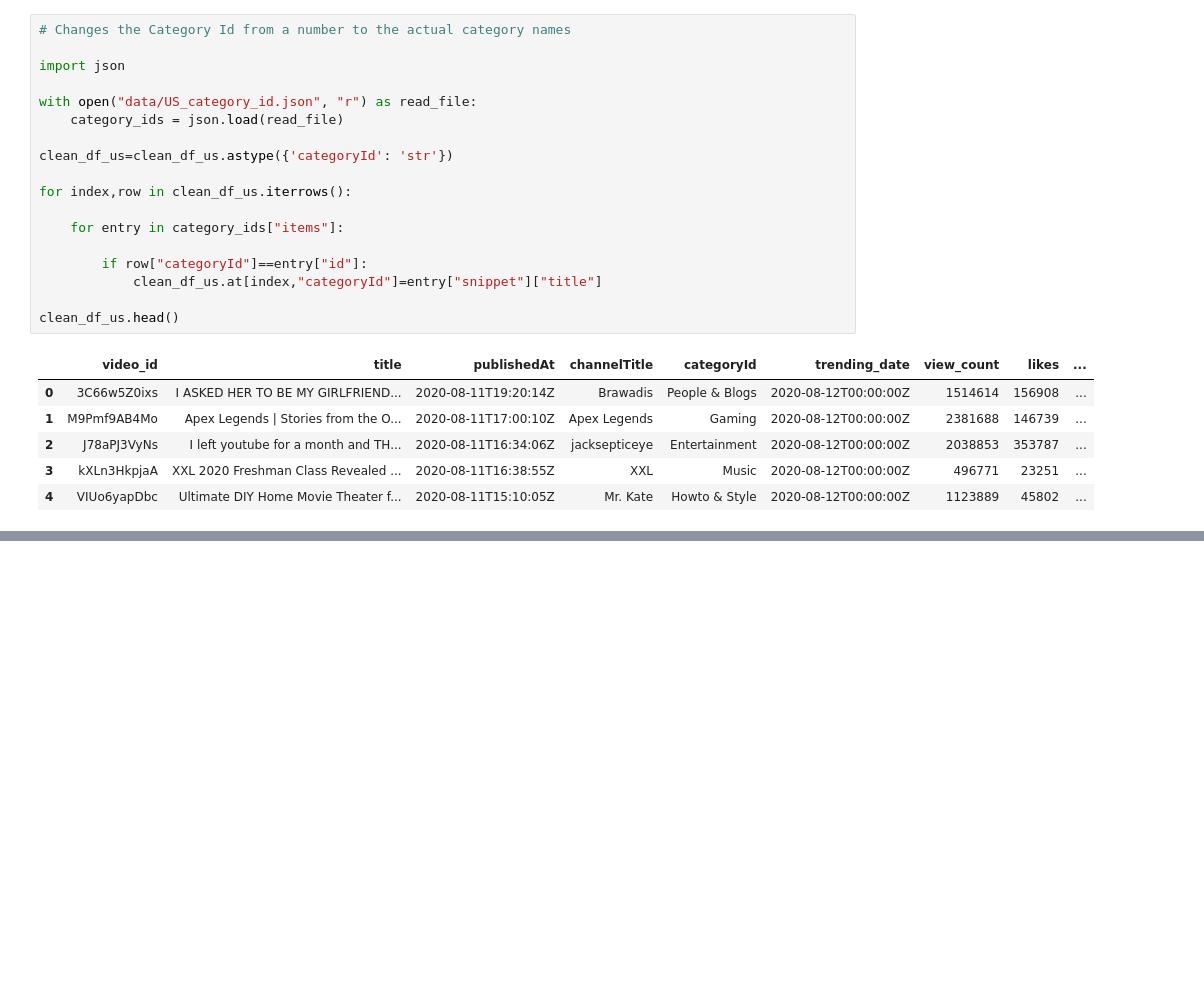
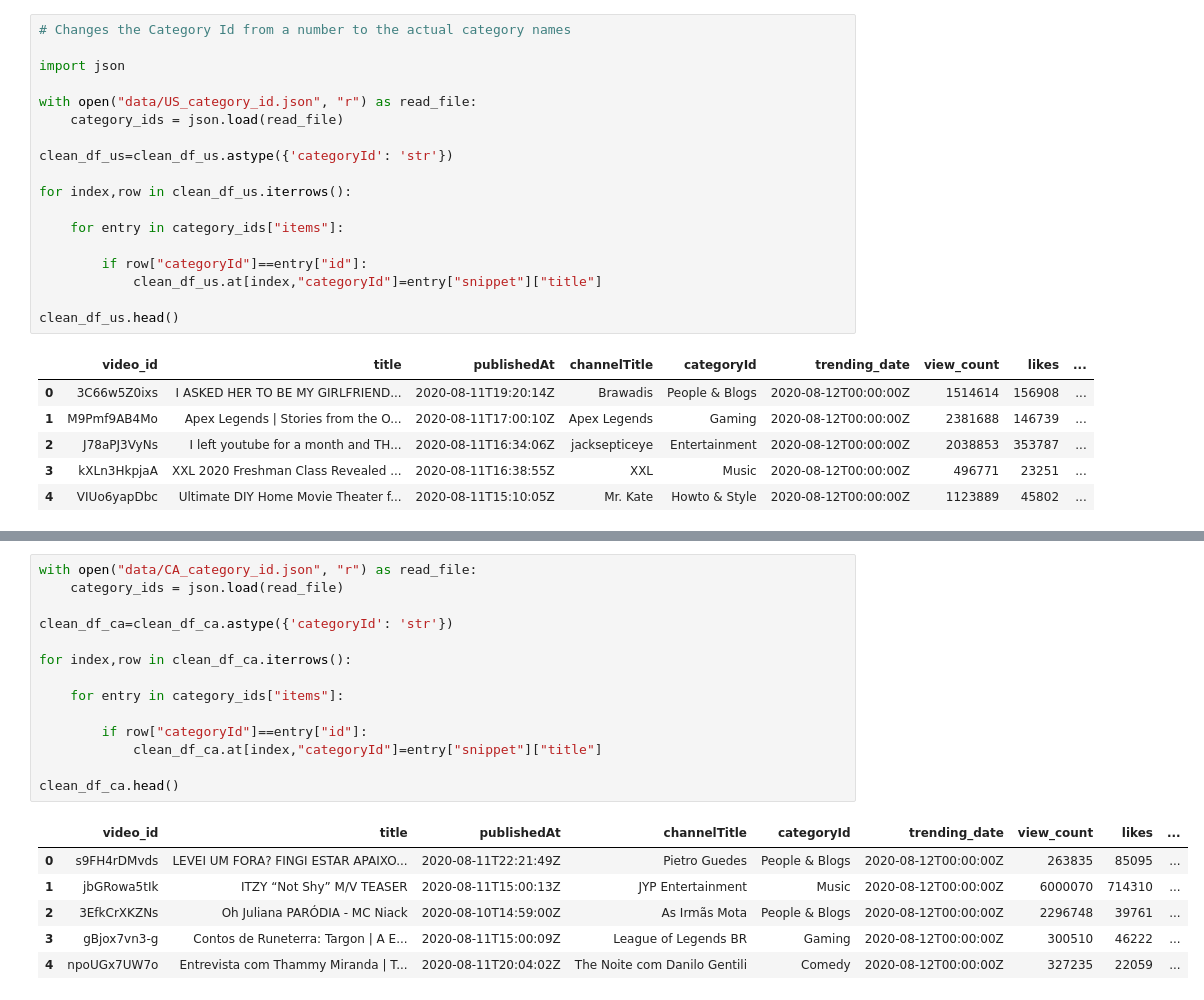
Before and after one commit to jinahporter/project2, a Jupyter notebook: cleaning_data.ipynb, the cells around one changed output, grey strips where cells are left out. Drawn from its saved outputs; the diff is of its cells as text; blank space fills up the shorter version.

```diff
--- a/cleaning_data.ipynb
+++ b/cleaning_data.ipynb
@@ -96,0 +143,21 @@ clean_df_us.head()
+# %%
+with open("data/CA_category_id.json", "r") as read_file:
+    category_ids = json.load(read_file)
+
+clean_df_ca=clean_df_ca.astype({'categoryId': 'str'})
+
+for index,row in clean_df_ca.iterrows():
+
+    for entry in category_ids["items"]:
+
+        if row["categoryId"]==entry["id"]:
+            clean_df_ca.at[index,"categoryId"]=entry["snippet"]["title"]
+
+clean_df_ca.head()
+# %% [output]
+|  | video_id | title | publishedAt | channelTitle | categoryId | trending_date | view_count | likes | ... |
+| 0 | s9FH4rDMvds | LEVEI UM FORA? FINGI ESTAR APAIXO... | 2020-08-11T22:21:49Z | Pietro Guedes | People & Blogs | 2020-08-12T00:00:00Z | 263835 | 85095 | ... |
+| 1 | jbGRowa5tIk | ITZY “Not Shy” M/V TEASER | 2020-08-11T15:00:13Z | JYP Entertainment | Music | 2020-08-12T00:00:00Z | 6000070 | 714310 | ... |
+| 2 | 3EfkCrXKZNs | Oh Juliana PARÓDIA - MC Niack | 2020-08-10T14:59:00Z | As Irmãs Mota | People & Blogs | 2020-08-12T00:00:00Z | 2296748 | 39761 | ... |
+| 3 | gBjox7vn3-g | Contos de Runeterra: Targon | A E... | 2020-08-11T15:00:09Z | League of Legends BR | Gaming | 2020-08-12T00:00:00Z | 300510 | 46222 | ... |
+| 4 | npoUGx7UW7o | Entrevista com Thammy Miranda | T... | 2020-08-11T20:04:02Z | The Noite com Danilo Gentili | Comedy | 2020-08-12T00:00:00Z | 327235 | 22059 | ... |
```
Also changed, not shown: parts of 6 cells of this notebook, 1 other file.
